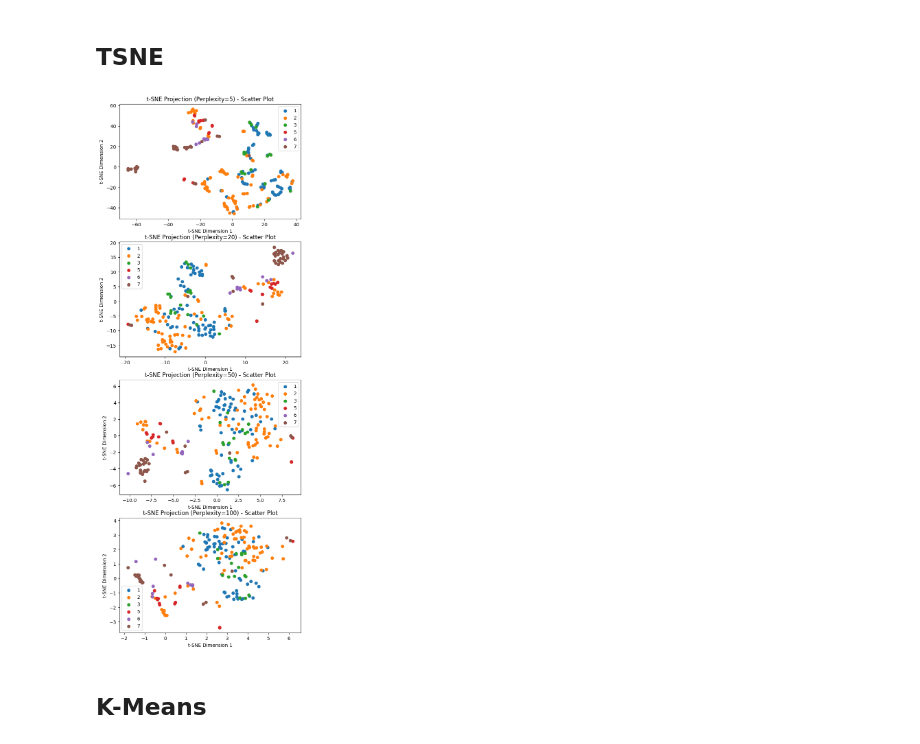
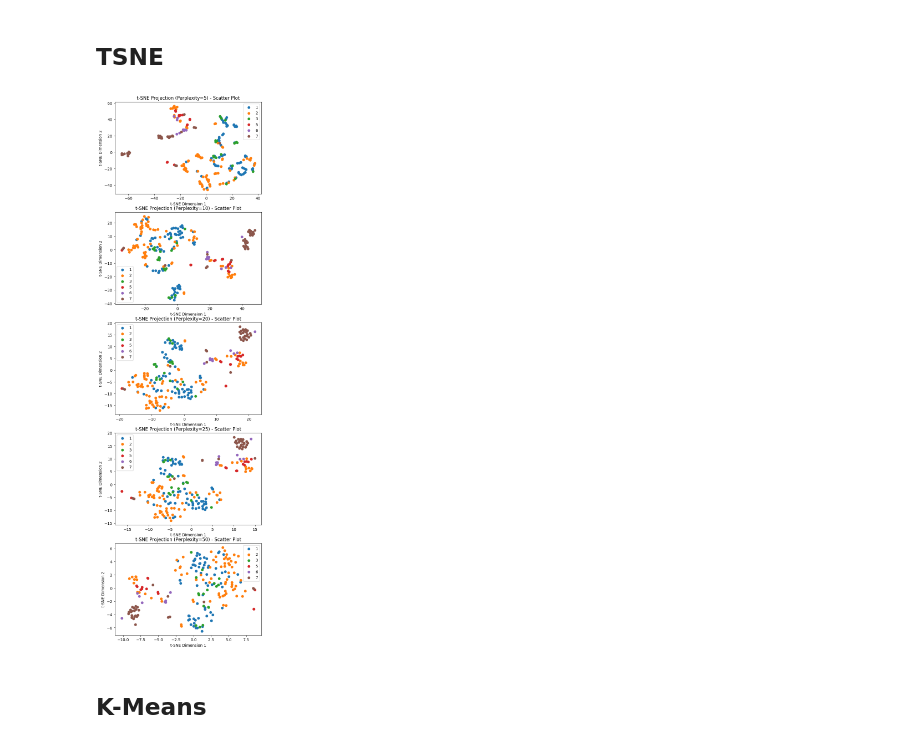
Before and after one commit to miqalvarez/A3, a Jupyter notebook: glass-exercise.ipynb, the cells around one changed output. Saved outputs shown, nothing was run; the diff lists cells and outputs as text; code cells hidden in the pictures.

```diff
--- a/glass-exercise.ipynb
+++ b/glass-exercise.ipynb
@@ -51,35 +56,35 @@ plt.show()
 # %%
 from sklearn.manifold import TSNE
 
 X = data.drop('class', axis=1)
 y = data['class']
 
 # Define t-SNE parameters (you can experiment with different values)
-perplexities = [5, 20, 50, 100]
+perplexities = [5, 10, 20, 25, 50]
 
 # Plot t-SNE projections for different perplexities
 plt.figure(figsize=(15, 5 * len(perplexities)))
 
 for i, perplexity in enumerate(perplexities):
     # Perform t-SNE
     tsne = TSNE(n_components=2, perplexity=perplexity, random_state=42)
     X_tsne = tsne.fit_transform(X)
 
     # Scatter plot for each class with different colors
     plt.subplot(len(perplexities), 2, 2 * i + 1)
     for c in np.unique(y):
         plt.scatter(X_tsne[y == c, 0], X_tsne[y == c, 1], label=c)
 
 
 
     plt.title(f't-SNE Projection (Perplexity={perplexity}) - Scatter Plot')
     plt.xlabel('t-SNE Dimension 1')
     plt.ylabel('t-SNE Dimension 2')
     plt.legend()
 
 plt.show()
 # %% [output]
-[figure, old version]
+[figure, new version]
 # %% [markdown]
 ## K-Means
 # %%
```
Also changed, not shown: parts of 4 cells of this notebook, 19 other files.
